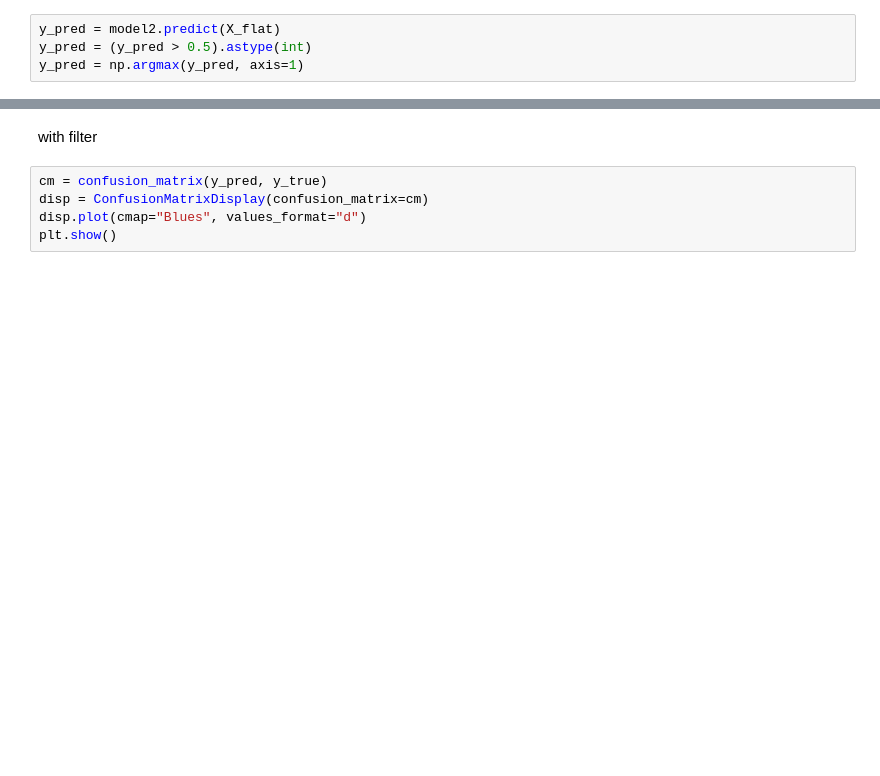
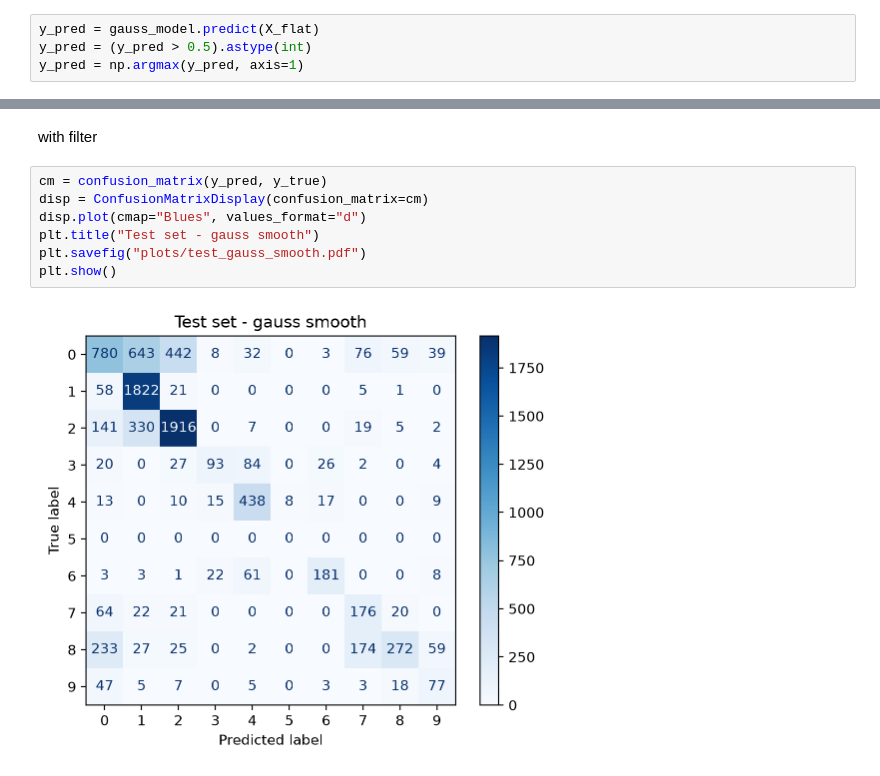
Before and after one commit to ongarileonardo/galaxy_class, a Jupyter notebook: src/RawLearning.ipynb, the cells around one changed output, grey strips where cells are left out. Saved outputs shown, nothing was run; the diff lists cells and outputs as text; blank space fills up the shorter version.

```diff
--- a/src/RawLearning.ipynb
+++ b/src/RawLearning.ipynb
@@ -314,6 +444,6 @@ X_norm = (X_test_gray - X_min) / (X_max - X_min + 1e-8)
 X_gauss = gaussian_filter(X_norm, sigma=1, axes=[1,2])
 X_flat = X_gauss[..., np.newaxis]
 # %%
-y_pred = model2.predict(X_flat)
+y_pred = gauss_model.predict(X_flat)
 y_pred = (y_pred > 0.5).astype(int)
 y_pred = np.argmax(y_pred, axis=1)
@@ -322,5 +454,9 @@ with filter
 # %%
 cm = confusion_matrix(y_pred, y_true)
 disp = ConfusionMatrixDisplay(confusion_matrix=cm)
 disp.plot(cmap="Blues", values_format="d")
+plt.title("Test set - gauss smooth")
+plt.savefig("plots/test_gauss_smooth.pdf")
 plt.show()
+# %% [output]
+[figure, added]
```
Also changed, not shown: parts of 33 cells of this notebook, 6 other files.
